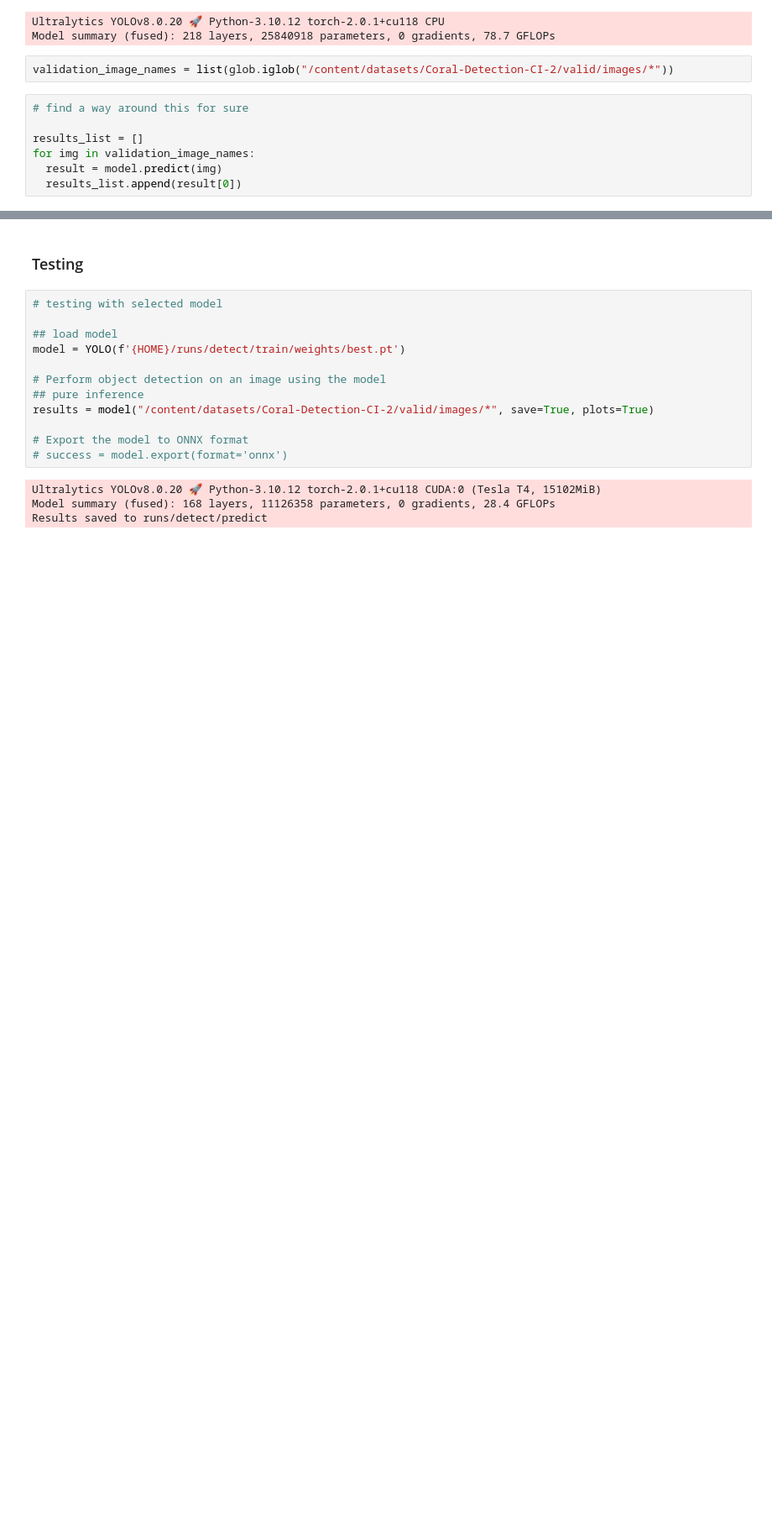
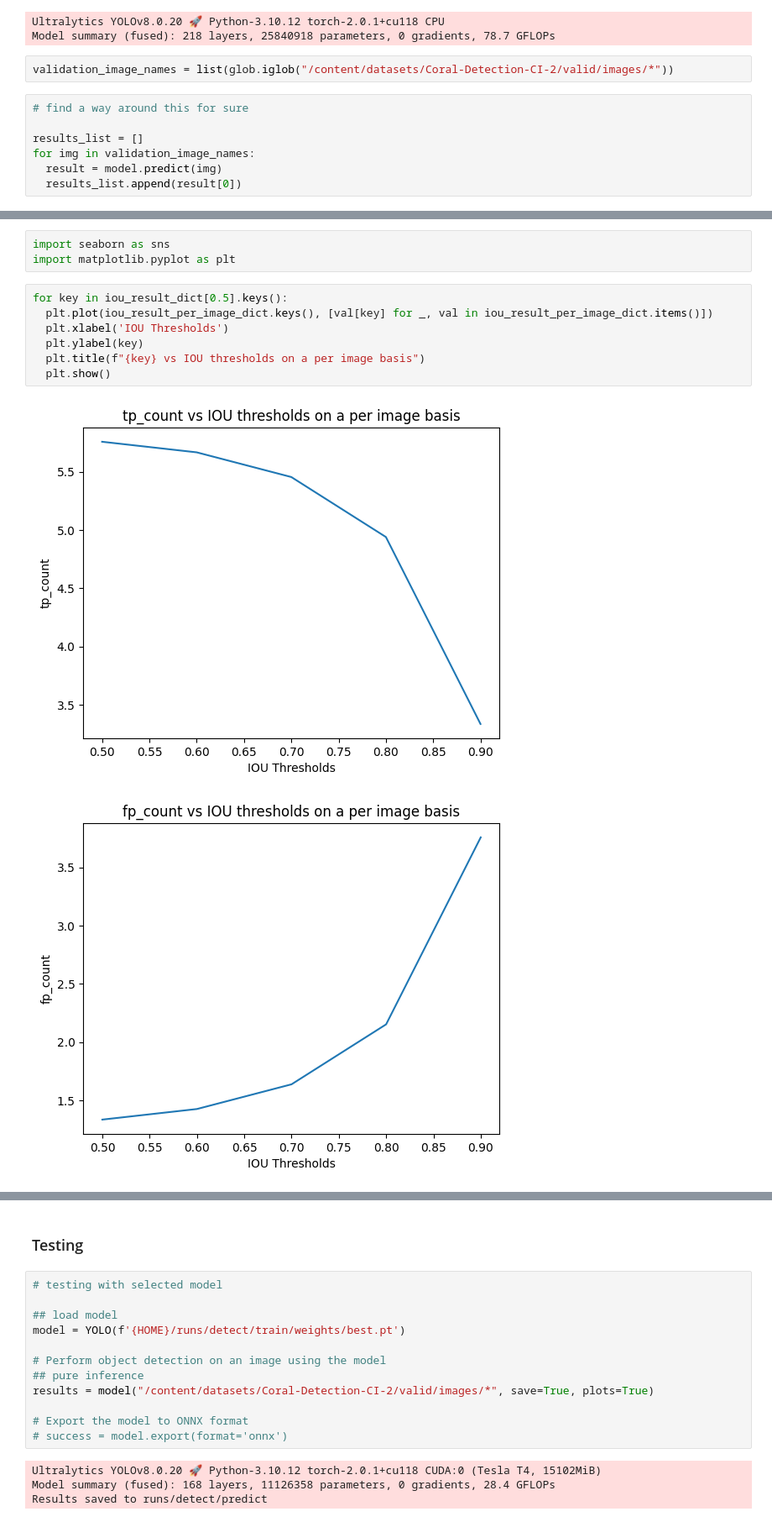
Before and after one commit to Coastal-Impact/Coral-Segmentation, a Jupyter notebook: Train_YOLO8.ipynb, the cells around one changed output, grey strips where cells are left out. Shown at 84% size. Cells and saved outputs as stored; diff of their text form; blank space fills up the shorter version.

Commit message:
Update Train Notebook with Metric Graphs

```diff
--- a/Train_YOLO8.ipynb
+++ b/Train_YOLO8.ipynb
@@ -188,0 +244,13 @@ for idx, result_i in enumerate(results_list):
+# %%
+import seaborn as sns
+import matplotlib.pyplot as plt
+# %%
+for key in iou_result_dict[0.5].keys():
+  plt.plot(iou_result_per_image_dict.keys(), [val[key] for _, val in iou_result_per_image_dict.items()])
+  plt.xlabel('IOU Thresholds')
+  plt.ylabel(key)
+  plt.title(f"{key} vs IOU thresholds on a per image basis")
+  plt.show()
+# %% [output]
+[figure, added]
+[figure, added]
```
Also changed, not shown: parts of 6 cells of this notebook.
